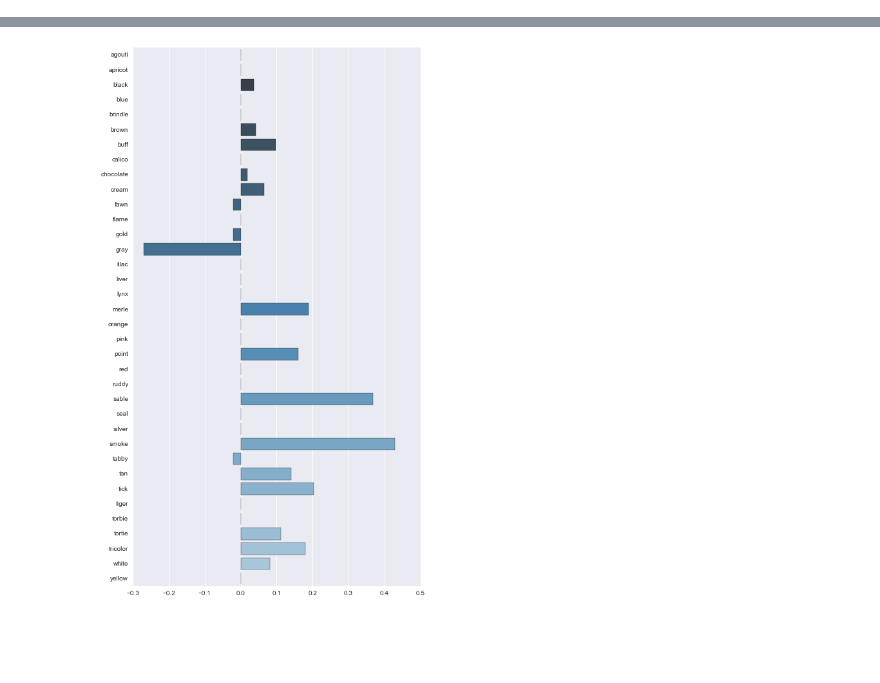
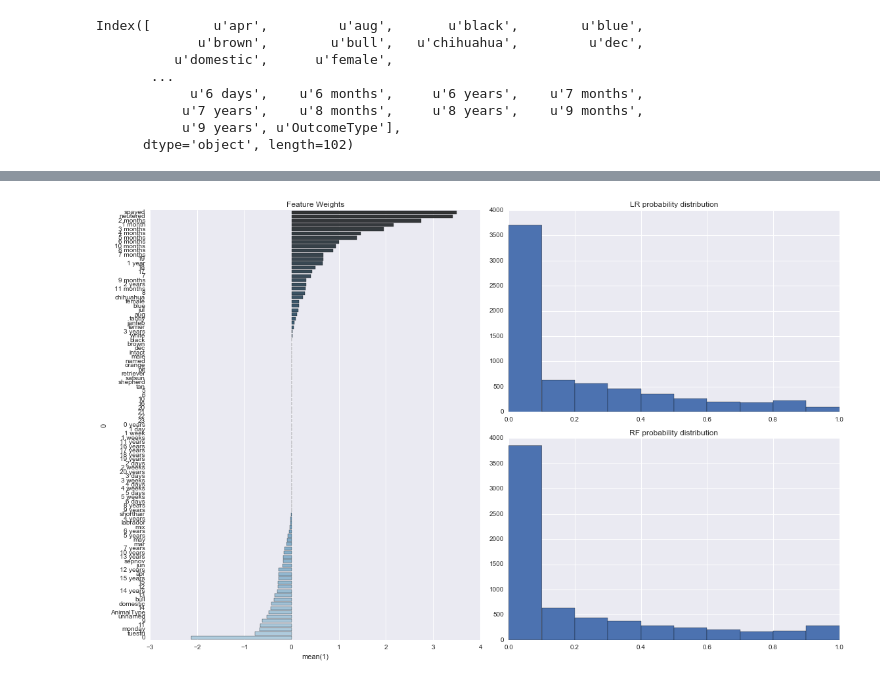
Before and after one commit to dlin17/w207_final, a Jupyter notebook: color.ipynb, the cells around one changed output, grey strips where cells are left out. Saved outputs shown, nothing was run; the diff lists cells and outputs as text; code cells hidden in the pictures; blank space fills up the shorter version.

```diff
--- a/color.ipynb
+++ b/color.ipynb
@@ -13,9 +14,3 @@ from sklearn.metrics import log_loss
 %matplotlib inline
 all_train = pd.read_csv('data/train.csv')
 test = pd.read_csv('data/test.csv')
-# %%
-all_train = all_train.reindex(np.random.permutation(all_train.index))
-
-split = all_train.shape[0] // 20
-dev = all_train[:split]
-train = all_train[split:]
@@ -22,22 +69,42 @@ train = all_train[split:]
+# %%
+new_corp.columns
+# %% [output]
+Index([        u'apr',         u'aug',       u'black',        u'blue',
+             u'brown',        u'bull',   u'chihuahua',         u'dec',
+          u'domestic',      u'female',
+       ...
+            u'6 days',    u'6 months',     u'6 years',    u'7 months',
+           u'7 years',    u'8 months',     u'8 years',    u'9 months',
+           u'9 years', u'OutcomeType'],
+      dtype='object', length=102)
 # %%
-cv = CountVectorizer()
-train_corpus = cv.fit_transform(train.Color)
-dev_corpus = cv.transform(dev.Color)
+clf = LogisticRegression(penalty='l1', C=0.1)
+clf.fit(train, train_labels)
+preds = clf.predict_proba(dev)
+print 'Logistic Regression Log Loss: {:.3f}'.format(log_loss(dev_labels, preds))
+print 'Logistic Regression Accuracy: {:.3f}'.format(clf.score(dev, dev_labels))
 
-clf = LogisticRegression(penalty='l1', C=0.1)
-clf.fit(train_corpus, train.OutcomeType)
-preds = clf.predict_proba(dev_corpus)
-print 'Logistc Regression Log Loss: {:.3f}'.format(log_loss(dev.OutcomeType, preds))
-print 'Logistc Regression Accuracy: {:.3f}'.format(clf.score(dev_corpus, dev.OutcomeType))
+feat_import = sorted(zip(train.columns, clf.coef_[0]),
+                     key=lambda tup: tup[1], reverse=True)
 
-plt.figure(figsize=(8,15))
-sns.barplot(x=clf.coef_[0], y=cv.get_feature_names(), palette='Blues_d', orient = 'h')
+plt.figure(figsize=(16,10))
+plt.subplot(1,2,1)
+sns.barplot(pd.DataFrame(feat_import)[1], pd.DataFrame(feat_import)[0], orient="h", palette='Blues_d')
+plt.title('Feature Weights')
 
-clf = BernoulliNB()
-clf.fit(train_corpus, train.OutcomeType)
-preds = clf.predict_proba(dev_corpus)
-print 'Naive Bayes Log Loss: {:.3f}'.format(log_loss(dev.OutcomeType, preds))
-print 'Naive Bayes Accuracy: {:.3f}'.format(clf.score(dev_corpus, dev.OutcomeType))
+plt.subplot(2,2,2)
+plt.hist(preds.ravel(), range=[0,1])
+plt.title('LR probability distribution')
 
-plt.show()
+clf = RandomForestClassifier(n_estimators=100, n_jobs=-1, criterion='entropy')
+clf.fit(train, train_labels)
+preds = clf.predict_proba(dev)
+print 'RF Log Loss: {:.3f}'.format(log_loss(dev_labels, preds, eps=0.1))
+print 'RF Accuracy: {:.3f}'.format(clf.score(dev, dev_labels))
+
+plt.subplot(2,2,4)
+plt.hist(preds.ravel(), range=[0,1])
+plt.title('RF probability distribution')
+
+plt.tight_layout()
 # %% [output]
@@ -48 +115 @@ Naive Bayes Accuracy: 0.424
-[figure, old version]
+[figure, new version]
```
Also changed, not shown: parts of 9 cells of this notebook, 1 other file.
